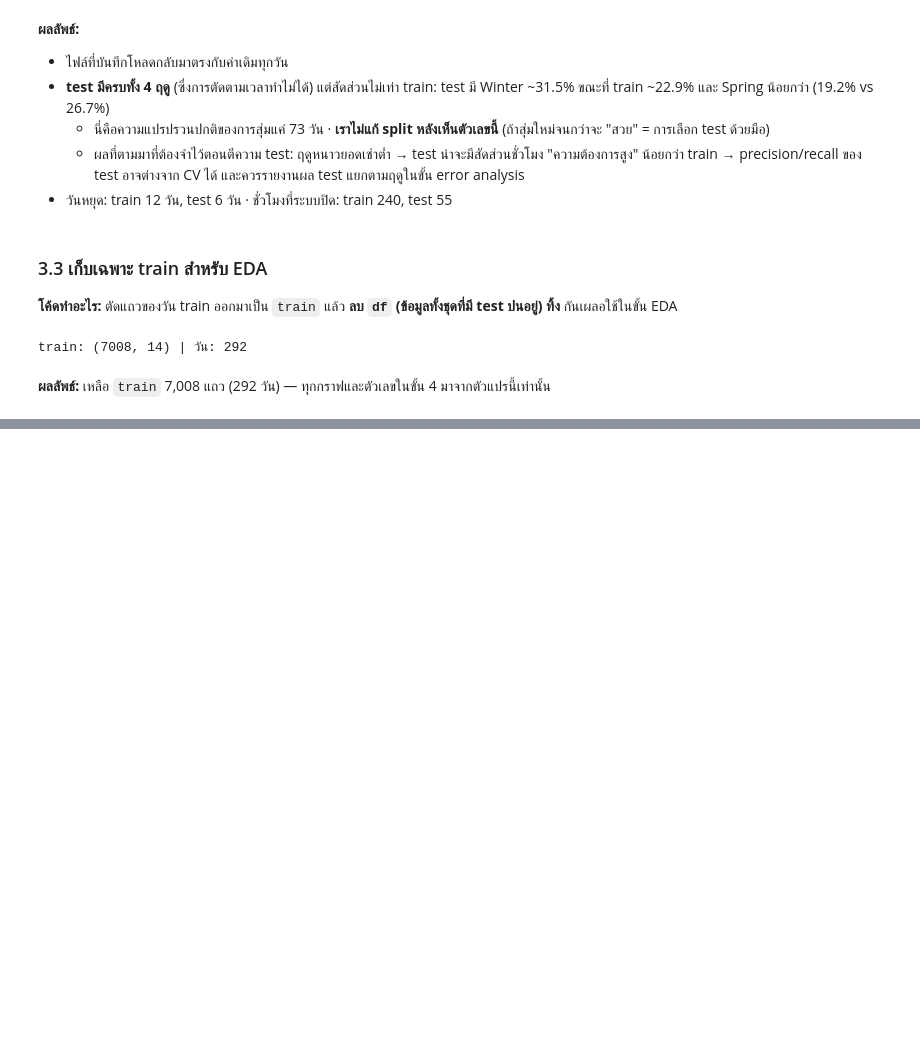
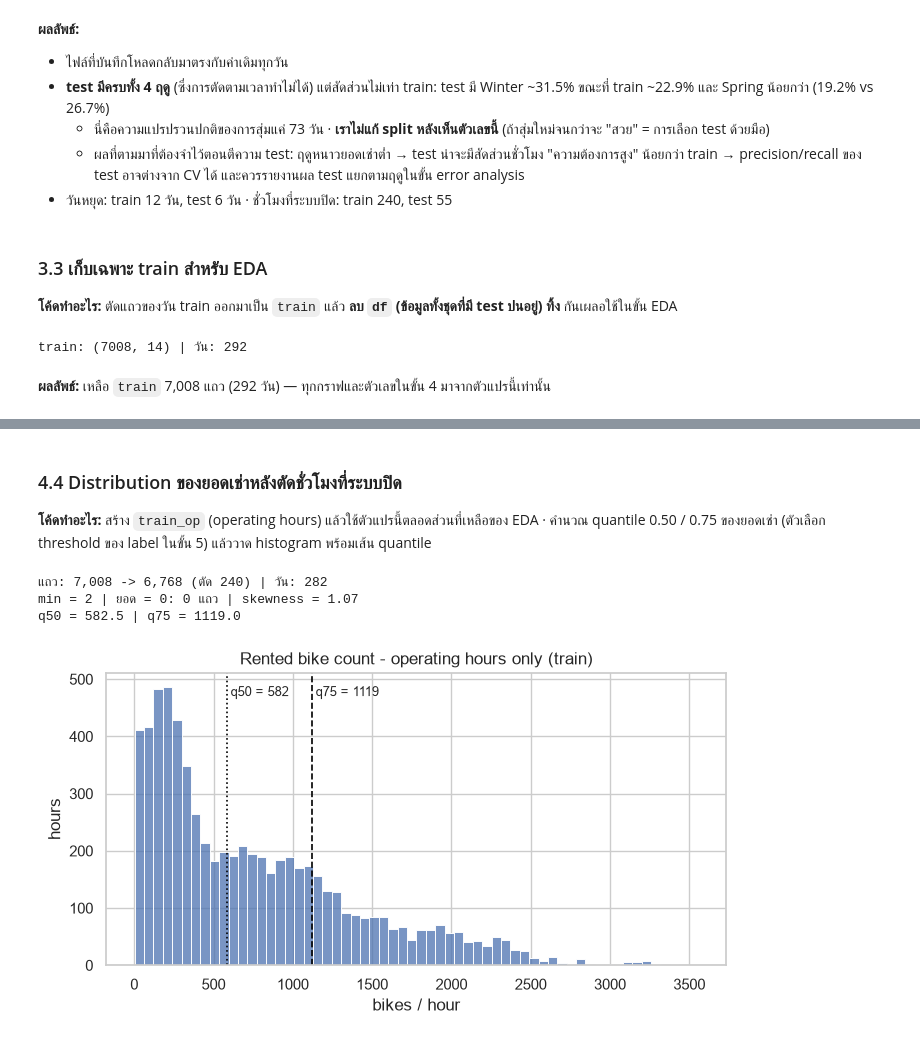
Before and after one commit to Sh080205/seoul-bike-demand, a Jupyter notebook: notebooks/01_eda.ipynb, the cells around one changed output, grey strips where cells are left out. Cells and saved outputs as stored; diff of their text form; code cells hidden in the pictures; blank space fills up the shorter version.

```diff
--- a/notebooks/01_eda.ipynb
+++ b/notebooks/01_eda.ipynb
@@ -293,0 +381,24 @@ train: (7008, 14) | วัน: 292
+# %% [markdown]
+### 4.4 Distribution ของยอดเช่าหลังตัดชั่วโมงที่ระบบปิด
+**โค้ดทำอะไร:** สร้าง `train_op` (operating hours) แล้วใช้ตัวแปรนี้ตลอดส่วนที่เหลือของ EDA · คำนวณ quantile 0.50 / 0.75 ของยอดเช่า (ตัวเลือก threshold ของ label ในขั้น 5) แล้ววาด histogram พร้อมเส้น quantile
+# %%
+train_op = train[train["functioning_day"] == "Yes"].reset_index(drop=True)
+y_op = train_op["rented_bike_count"]
+q50, q75 = y_op.quantile([0.50, 0.75])
+print(f"แถว: {len(train) :,} -> {len(train_op):,} (ตัด {len(train) - len(train_op)}) | วัน: {train_op['date'].nunique()}")
+print(f"min = {y_op.min()} | ยอด = 0: {(y_op == 0).sum()} แถว | skewness = {y_op.skew():.2f}")
+print(f"q50 = {q50:.1f} | q75 = {q75:.1f}")
+
+fig, ax = plt.subplots(figsize=(8, 3.8))
+sns.histplot(y_op, bins=60, ax=ax)
+for q, name in [(q50, "q50"), (q75, "q75")]:
+    ax.axvline(q, color="black", ls="--" if name == "q75" else ":", lw=1.2)
+    ax.text(q, ax.get_ylim()[1] * 0.92, f" {name} = {q:.0f}", fontsize=9)
+ax.set(title="Rented bike count - operating hours only (train)", xlabel="bikes / hour", ylabel="hours")
+savefig("04_target_operating_hours.png")
+plt.show()
+# %% [output]
+แถว: 7,008 -> 6,768 (ตัด 240) | วัน: 282
+min = 2 | ยอด = 0: 0 แถว | skewness = 1.07
+q50 = 582.5 | q75 = 1119.0
+[figure, added]
```
Also changed, not shown: parts of 33 cells of this notebook, 7 other files.
